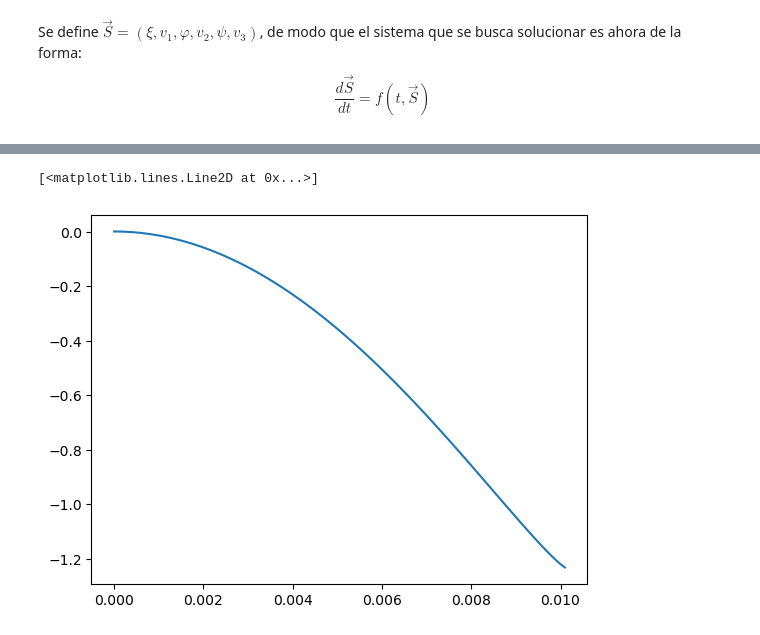
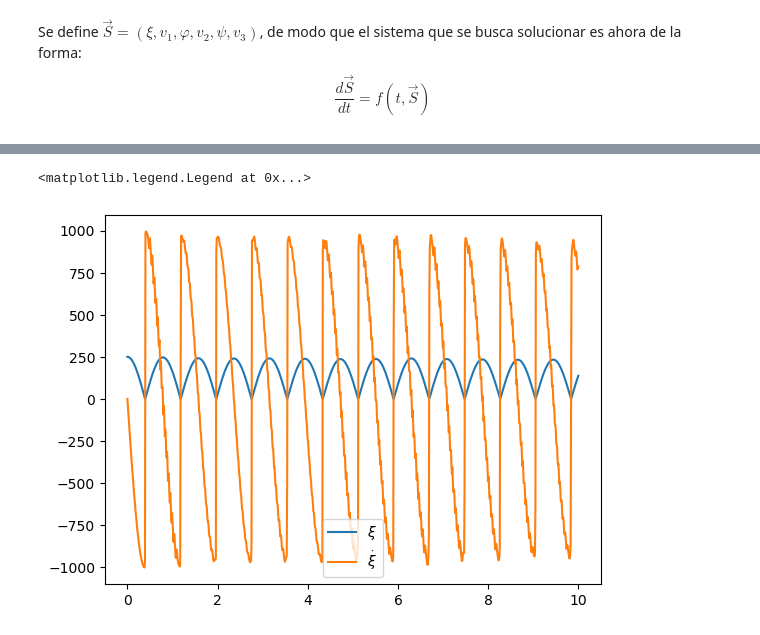
Before and after one commit to JFelipeSP/Proyecto-Herramientas, a Jupyter notebook: Proyecto.ipynb, the cells around one changed output, grey strips where cells are left out. Saved outputs shown, nothing was run; the diff lists cells and outputs as text; code cells hidden in the pictures.

```diff
--- a/Proyecto.ipynb
+++ b/Proyecto.ipynb
@@ -74,2 +94,9 @@ $\displaystyle a b \left(\psi^{2}{\left(t \right)} - \psi{\left(t \right)} \varp
+# %%
+substitutions = {
+    J_1: J_2,
+    rho: b + chi,
+    phi1: phi_0+phi,
+    phi2: phi_0+psi,
+}
 # %% [markdown]
 Se obtienen las ecuaciones de movimiento asociadas a cada coordenada:
@@ -85,2 +103,6 @@ Eq(Derivative(\psi(t), (t, 2)), -(\omega**2*b*(2*h*sin(\omega*t) + \varphi(t)*\x
+# %%
+EOM1 = LE1.subs(substitutions).simplify()
+EOM2 = LE2.subs(substitutions).simplify()
+EOM3 = LE3.subs(substitutions).simplify()
 # %% [markdown]
 Se procede a despejar las segundas derivadas individualmente:
@@ -92,0 +109,2 @@ sols[chi_dd]
+# %%
+sols = smp.solve([EOM1, EOM2, EOM3], [chi_dd, phi_dd, psi_dd], simplify=True, rational=False)
@@ -121,7 +143,7 @@ def dSdt(t, S):
     dv3dt_f(m,w,l,J_3,a,b,g,h,phi_0,k,chi,v1,phi,v2,psi,v3,t)
     ]
 # %%
-t = np.linspace(0, 102, 1_000_000)
+t = np.linspace(0, 10, 1_000)
 m = 50
 w = 4
 l = 0.7
@@ -134,10 +156,10 @@ phi_0 = 0
 k = np.power(w, 2)*m
 
 # Iniciales xi, xi', phi, phi', psi, psi'
-y0 = [0.001, 0, 0.1, 0, 0.01, 0]
+y0 = [250, 0, 0, 0, 0, 0]
 
 #Problemas con el metodo RK45 o el solver en general, revisar ecuaciones y condiciones iniciales, pues dan derivadas muy grandes
-ans = solve_ivp(dSdt, (t[0], t[-1]), y0, method='Radau', t_eval=t) #, atol=1e-6, rtol=1e-6, max_step=0.001
+ans = solve_ivp(dSdt, (t[0], t[-1]), y0, method='RK45', t_eval=t)
 # %%
 xi = ans.y[0]
 xi_d = ans.y[1]
@@ -172,5 +182,7 @@ Required step size is less than spacing between numbers.
 # %%
-plt.plot(ans.t, xi)
+plt.plot(ans.t, xi, label=r'$\xi$')
+plt.plot(ans.t, xi_d, label=r'$\dot{\xi}$')
+plt.legend()
 # %% [output]
-[<matplotlib.lines.Line2D at 0x...>]
+<matplotlib.legend.Legend at 0x...>
-[figure, old version]
+[figure, new version]
```
Also changed, not shown: parts of 23 cells of this notebook.
